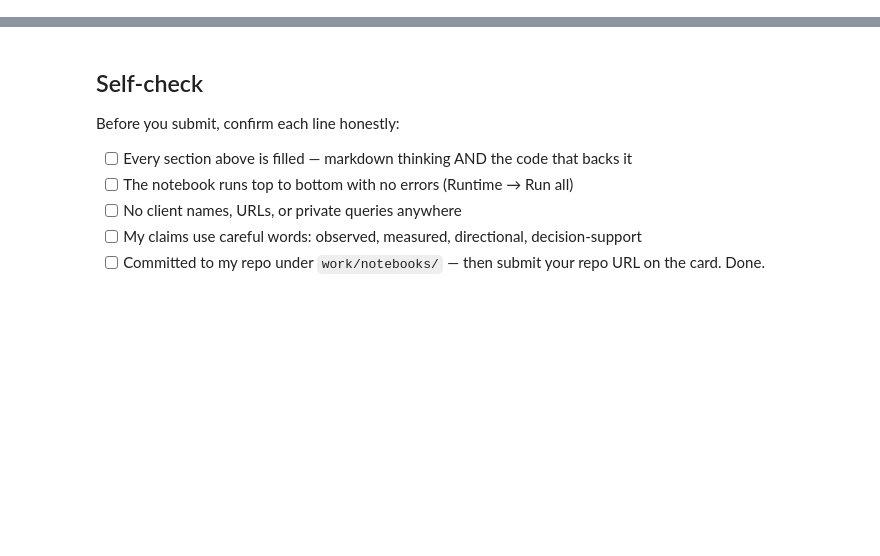
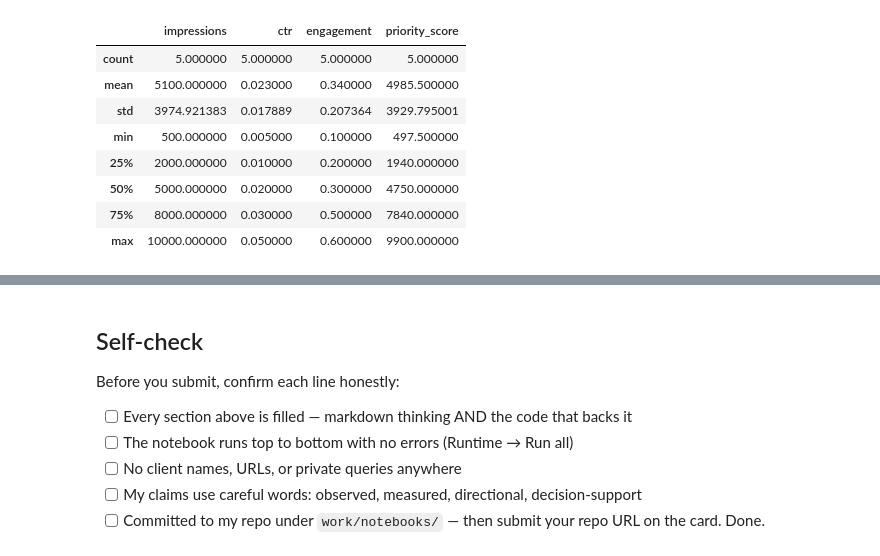
Before and after one commit to abubakarshahid439/ABUBAKAR.flyrank-ml-internship, a Jupyter notebook: work/notebooks/w07_action_playbook.ipynb, the cells around one changed output, grey strips where cells are left out. Drawn from its saved outputs; the diff is of its cells as text; code cells hidden in the pictures; blank space fills up the shorter version.

```diff
--- a/work/notebooks/w07_action_playbook.ipynb
+++ b/work/notebooks/w07_action_playbook.ipynb
@@ -43,0 +31,19 @@ This skeleton is yours to fill. Work the sections **in order** — each one has
+# %%
+import pandas as pd
+
+# Example dataset (replace with your real data)
+data = {
+    "content_id": ["A", "B", "C", "D", "E"],
+    "impressions": [10000, 5000, 8000, 2000, 500],
+    "ctr": [0.01, 0.05, 0.02, 0.03, 0.005],
+    "engagement": [0.2, 0.6, 0.5, 0.3, 0.1]
+}
+
+df = pd.DataFrame(data)
+
+# Ranking logic
+df["priority_score"] = df["impressions"] * (1 - df["ctr"])
+
+df = df.sort_values(by="priority_score", ascending=False)
+
+df.head()
@@ -43,0 +72,13 @@ This skeleton is yours to fill. Work the sections **in order** — each one has
+# %%
+# Basic summary to support claims
+df.describe()
+# %% [output]
+|  | impressions | ctr | engagement | priority_score |
+| count | 5.000000 | 5.000000 | 5.000000 | 5.000000 |
+| mean | 5100.000000 | 0.023000 | 0.340000 | 4985.500000 |
+| std | 3974.921383 | 0.017889 | 0.207364 | 3929.795001 |
+| min | 500.000000 | 0.005000 | 0.100000 | 497.500000 |
+| 25% | 2000.000000 | 0.010000 | 0.200000 | 1940.000000 |
+| 50% | 5000.000000 | 0.020000 | 0.300000 | 4750.000000 |
+| 75% | 8000.000000 | 0.030000 | 0.500000 | 7840.000000 |
+| max | 10000.000000 | 0.050000 | 0.600000 | 9900.000000 |
```
Also changed, not shown: parts of 20 cells of this notebook.
